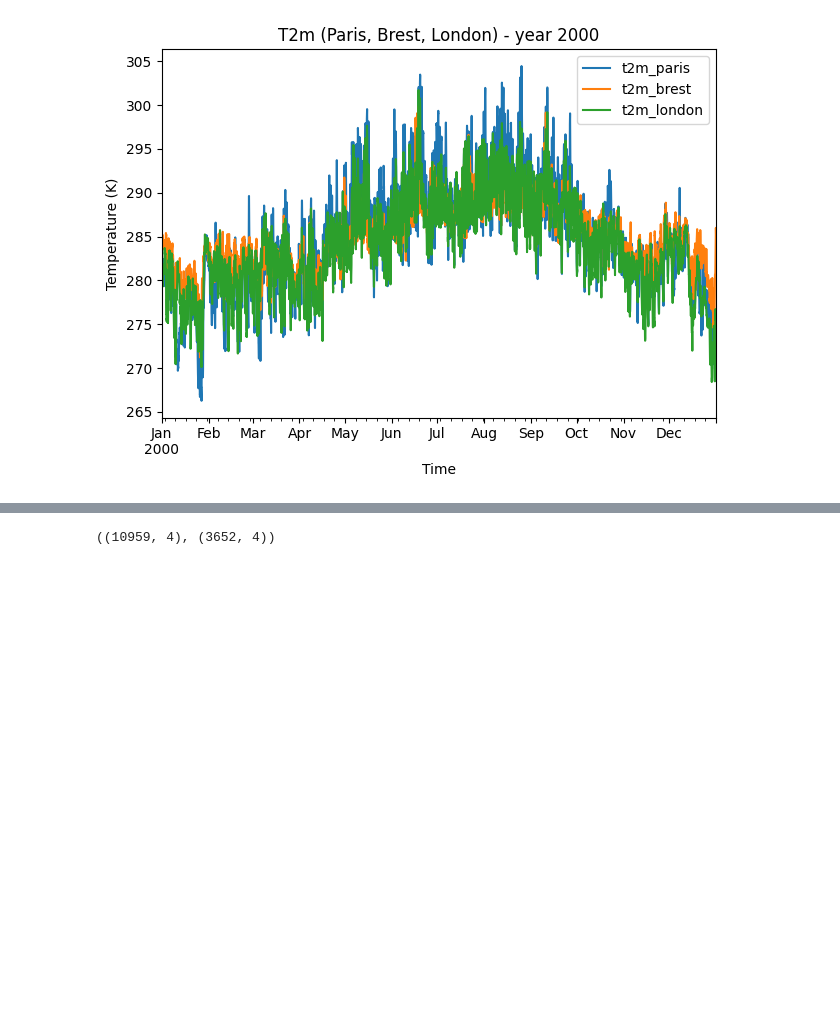
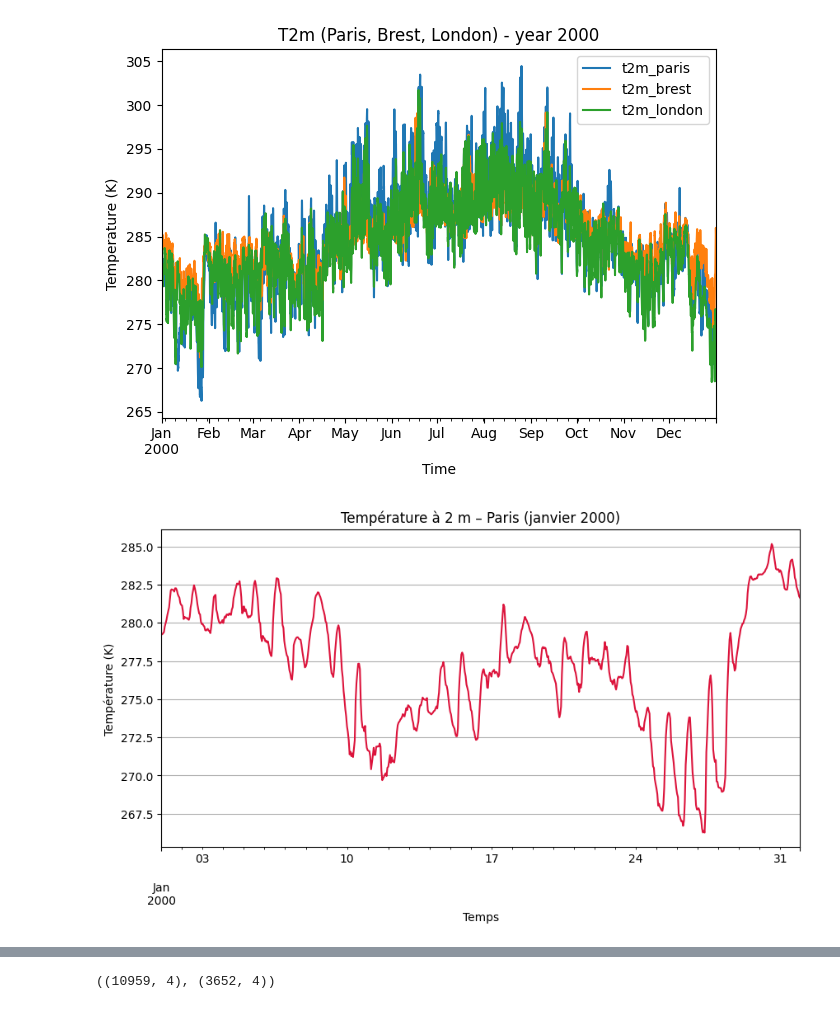
Before and after one commit to louislairy/ML4C-Project-Bracco-Lairy, a Jupyter notebook: project_weather.ipynb, the cells around one changed output, grey strips where cells are left out. Drawn from its saved outputs; the diff is of its cells as text; code cells hidden in the pictures; blank space fills up the shorter version.

```diff
--- a/project_weather.ipynb
+++ b/project_weather.ipynb
@@ -164,3 +174,13 @@ plt.tight_layout()
 plt.show()
 # %% [output]
 [figure]
+# %%
+plt.figure(figsize=(10,5))
+df_t2m.loc["2000-01", "t2m_paris"].plot(color="crimson")
+plt.title("Température à 2 m – Paris (janvier 2000)")
+plt.xlabel("Temps")
+plt.ylabel("Température (K)")
+plt.grid(True)
+plt.show()
+# %% [output]
+[figure, added]
```
Also changed, not shown: parts of 37 cells of this notebook.
